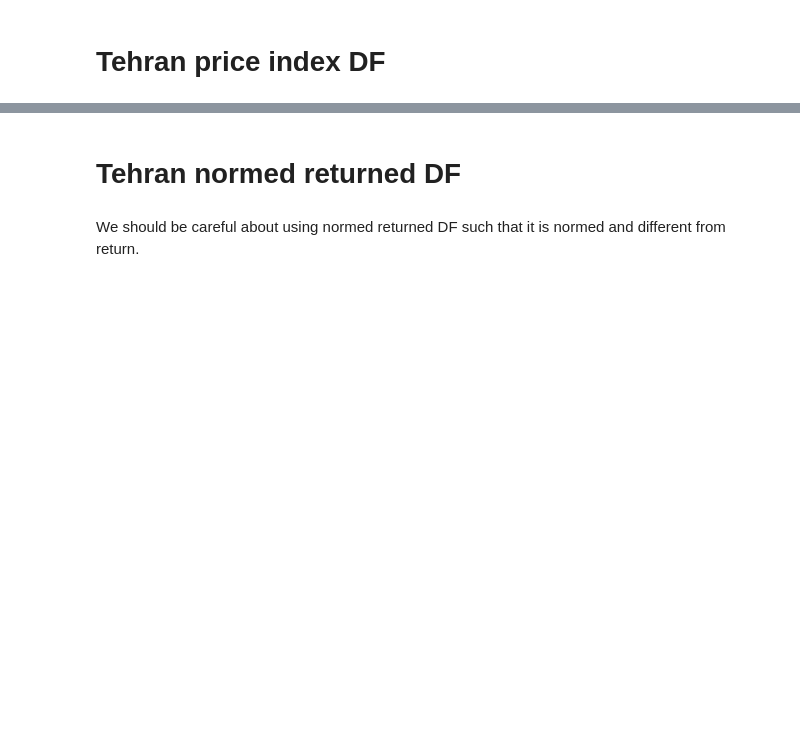
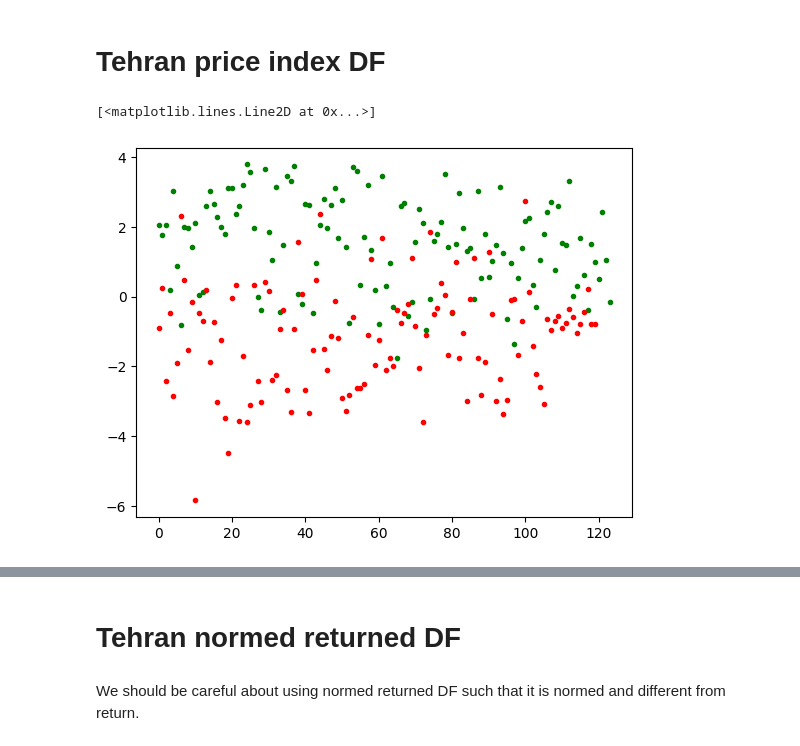
Before and after one commit to hossein4527/Time_Series_Trend_Forcasting, a Jupyter notebook: Codes/Data_Validation.ipynb, the cells around one changed output, grey strips where cells are left out. Saved outputs shown, nothing was run; the diff lists cells and outputs as text; code cells hidden in the pictures; blank space fills up the shorter version.

```diff
--- a/Codes/Data_Validation.ipynb
+++ b/Codes/Data_Validation.ipynb
@@ -9 +30,10 @@ tehran_index = pd.read_excel('../Data/Tehran_Indexes_Price_NoRegime.xlsx').set_i
+# %%
+teh_df_reg1 = tehran_index.iloc[-244:]['index'][tehran_index['reg'].iloc[-244:] == 1].values
+teh_df_reg2 = tehran_index.iloc[-244:]['index'][tehran_index['reg'].iloc[-244:] == 2].values
+# %%
+plt.plot(teh_df_reg1, 'g.')
+plt.plot(teh_df_reg2, 'r.')
+# %% [output]
+[<matplotlib.lines.Line2D at 0x...>]
+[figure, added]
 # %%
```
Also changed, not shown: parts of 6 cells of this notebook, 9 other files.
